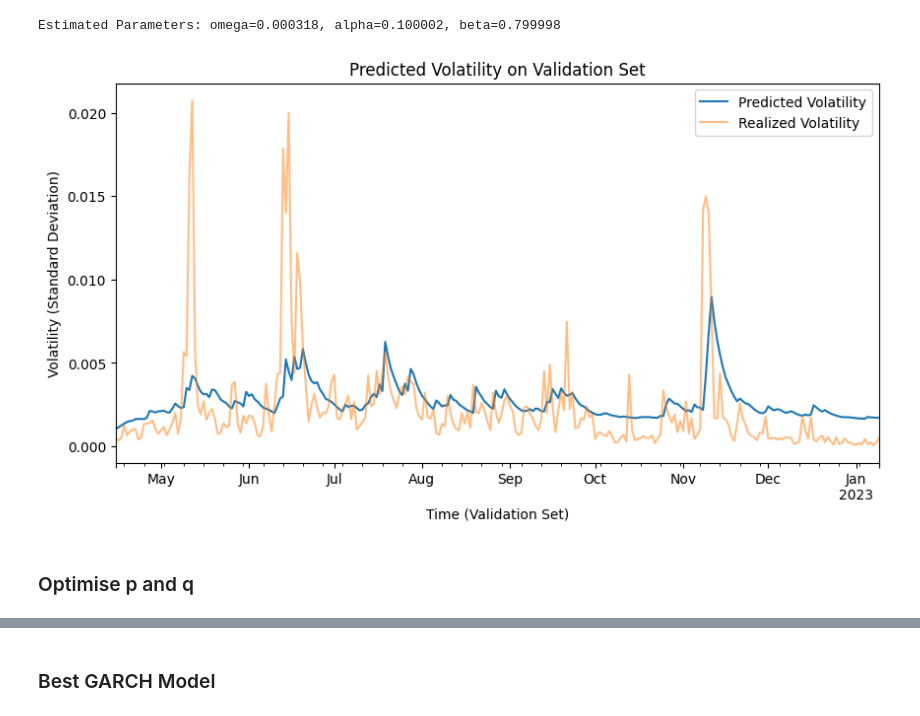
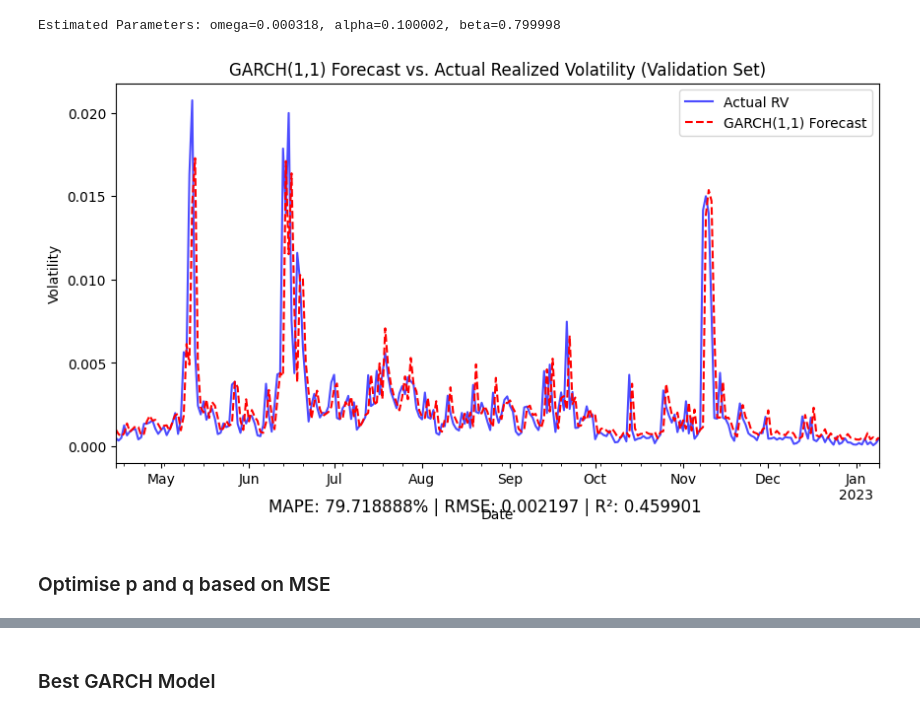
Before and after one commit to zhyoung17/crypto-rv-forecast, a Jupyter notebook: notebooks/models/GARCH.ipynb, the cells around one changed output, grey strips where cells are left out. Saved outputs shown, nothing was run; the diff lists cells and outputs as text; code cells hidden in the pictures.

```diff
--- a/notebooks/models/GARCH.ipynb
+++ b/notebooks/models/GARCH.ipynb
@@ -77,9 +76,11 @@ last_daily_return = r_train.iloc[-1]
 predicted_volatility = []
 
 # Compute volatility iteratively using GARCH equation
-for r in r_val:
+for i in range(len(r_val)):
+    r = r_val.iloc[i]
+    RV = RV_val.iloc[i]
     new_variance = omega + alpha * (last_daily_return ** 2) + beta * last_variance
     predicted_volatility.append(new_variance)
     # Update for next step
-    last_variance = new_variance
+    last_variance = RV
     last_daily_return = r
@@ -86,20 +93,22 @@ for r in r_val:
 # %%
 # Create a DataFrame for visualization
 df_pred = pd.DataFrame({'Predicted Volatility': predicted_volatility}, index=r_val.index)
 
 # Plot the predicted volatility against the realized volatility on the validation set
 plt.figure(figsize=(10, 5))
-df_pred['Predicted Volatility'].plot(label='Predicted Volatility')
-RV_val.plot(label='Realized Volatility', alpha=0.5)
-plt.xlabel("Time (Validation Set)")
-plt.ylabel("Volatility (Standard Deviation)")
-plt.title("Predicted Volatility on Validation Set")
+RV_val.plot(label="Actual RV", color="blue", alpha=0.7)
+df_pred['Predicted Volatility'].plot(label="GARCH(1,1) Forecast", color="red", linestyle="dashed")
+plt.xlabel("Date")
+plt.ylabel("Volatility")
+plt.title("GARCH(1,1) Forecast vs. Actual Realized Volatility (Validation Set)")
 plt.legend()
+#add captions
+plt.figtext(0.5, 0.01, f"MAPE: {mape:.6%} | RMSE: {rmse:.6f} | R²: {r2:.6f}", wrap=True, horizontalalignment='center', fontsize=12)
 plt.show()
 # %% [output]
-[figure, old version]
+[figure, new version]
 # %% [markdown]
-### Optimise p and q
+### Optimise p and q based on MSE
 # %%
 # Store results
 MSE_results = []
```
Also changed, not shown: parts of 13 cells of this notebook, 1 other file.
